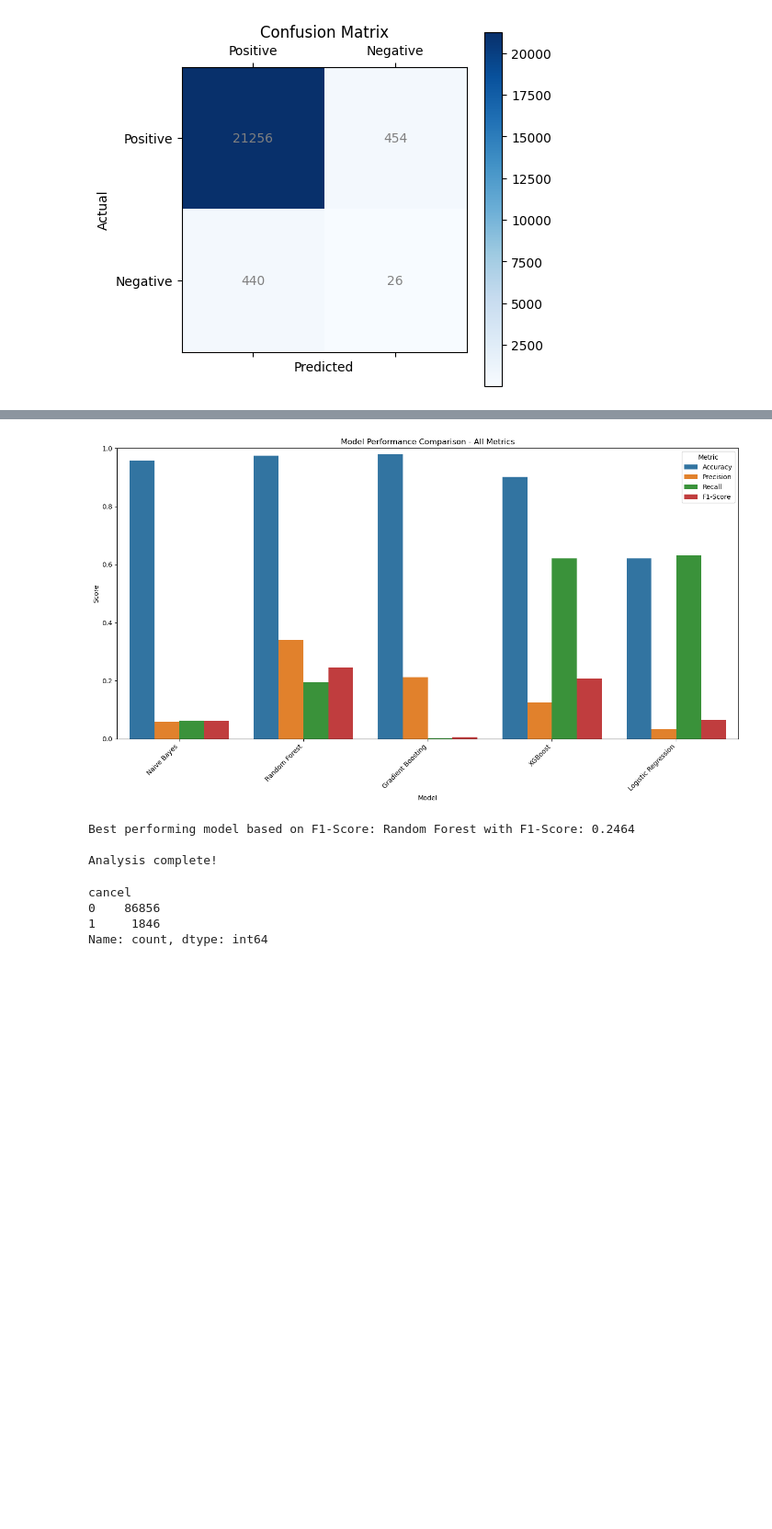
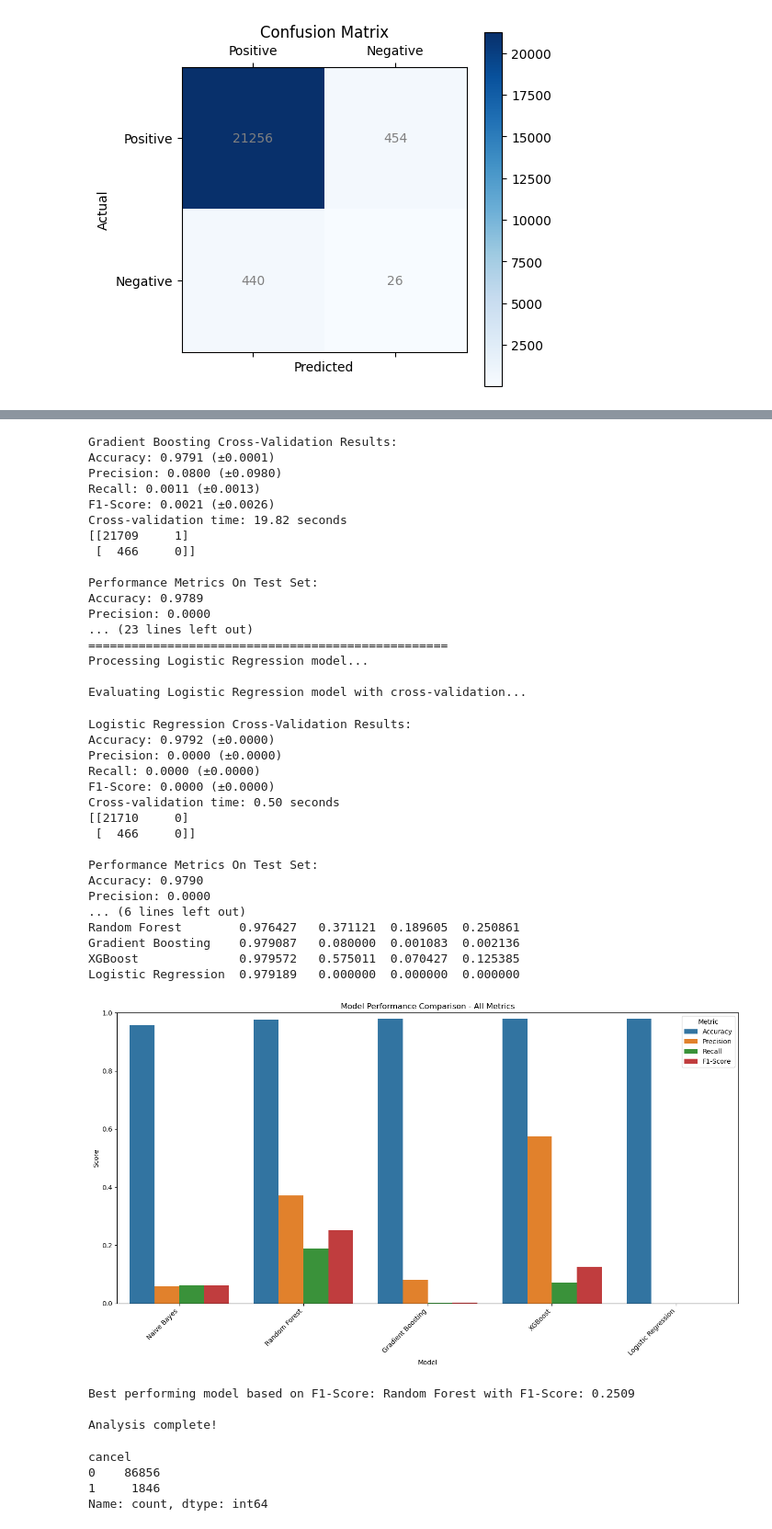
Before and after one commit to hdangle31/DS-Machine-Learning-Flights-2022, a Jupyter notebook: notebooks/Flights_Project.ipynb, the cells around one changed output, grey strips where cells are left out. Shown at 92% size. Saved outputs shown, nothing was run; the diff lists cells and outputs as text; code cells hidden in the pictures; blank space fills up the shorter version.

Commit message:
fine-tuning models

```diff
--- a/notebooks/Flights_Project.ipynb
+++ b/notebooks/Flights_Project.ipynb
@@ -1352,6 +1352,7 @@ from sklearn.naive_bayes import GaussianNB
 from sklearn.ensemble import RandomForestClassifier, GradientBoostingClassifier
 from sklearn.linear_model import LogisticRegression
 from sklearn.svm import SVC
+from xgboost import XGBClassifier
 import time
 import os
 import sys
@@ -1483,6 +1484,9 @@ try:
         "Naive Bayes": GaussianNB(),
         "Random Forest": RandomForestClassifier(n_estimators=100, random_state=42),
         "Gradient Boosting": GradientBoostingClassifier(n_estimators=100, random_state=42),
+        "XGBoost": XGBClassifier(
+            n_estimators=100,
+            random_state=42        ),
         "Logistic Regression": LogisticRegression(max_iter=1000, random_state=42)
     }
 
@@ -1683,7 +1686,7 @@ try:
 
 
     # Split the data
-    X_train, X_test, y_train, y_test = train_test_split(X, y, test_size=0.2, random_state=42)
+    X_train, X_test, y_train, y_test = train_test_split(X, Y, test_size=0.2, random_state=42)
     print(f"\nTraining set shape: {X_train.shape}")
     print(f"Test set shape: {X_test.shape}")
 
@@ -1773,14 +1776,12 @@ try:
     # Initialize models
     models = {
         "Naive Bayes": GaussianNB(),
-        "Random Forest": RandomForestClassifier(n_estimators=100, random_state=42, class_weight='balanced'),
-        "Gradient Boosting": GradientBoostingClassifier(n_estimators=100, random_state=42, subsample=0.8, loss='log_loss'),
+        "Random Forest": RandomForestClassifier(n_estimators=100, random_state=42),
+        "Gradient Boosting": GradientBoostingClassifier(n_estimators=100, random_state=42),
         "XGBoost": XGBClassifier(
             n_estimators=100,
-            random_state=42,
-            scale_pos_weight=scale_pos_weight
-        ),
-        "Logistic Regression": LogisticRegression(max_iter=1000, random_state=42, class_weight='balanced')
+            random_state=42        ),
+        "Logistic Regression": LogisticRegression(max_iter=1000, random_state=42)
     }
 
 
@@ -1874,7 +1875,41 @@ Logistic Regression  0.620279   0.034113  0.631649  0.064729
+Gradient Boosting Cross-Validation Results:
+Accuracy: 0.9791 (±0.0001)
+Precision: 0.0800 (±0.0980)
+Recall: 0.0011 (±0.0013)
+F1-Score: 0.0021 (±0.0026)
+Cross-validation time: 19.82 seconds
+[[21709     1]
+ [  466     0]]
+
+Performance Metrics On Test Set:
+Accuracy: 0.9789
+Precision: 0.0000
+... (23 lines left out)
+==================================================
+Processing Logistic Regression model...
+
+Evaluating Logistic Regression model with cross-validation...
+Logistic Regression Cross-Validation Results:
+Accuracy: 0.9792 (±0.0000)
+Precision: 0.0000 (±0.0000)
+Recall: 0.0000 (±0.0000)
+F1-Score: 0.0000 (±0.0000)
+Cross-validation time: 0.50 seconds
+[[21710     0]
+ [  466     0]]
+
+Performance Metrics On Test Set:
+Accuracy: 0.9790
+Precision: 0.0000
+... (6 lines left out)
+Random Forest        0.976427   0.371121  0.189605  0.250861
+Gradient Boosting    0.979087   0.080000  0.001083  0.002136
+XGBoost              0.979572   0.575011  0.070427  0.125385
+Logistic Regression  0.979189   0.000000  0.000000  0.000000
-[figure, old version]
+[figure, new version]
-Best performing model based on F1-Score: Random Forest with F1-Score: 0.2464
-
-Analysis complete!
+Best performing model based on F1-Score: Random Forest with F1-Score: 0.2509
+
+Analysis complete!
 # %%
 y_train.value_counts()
 # %% [output]
```
Also changed, not shown: parts of 5 cells of this notebook, 7 other files.
